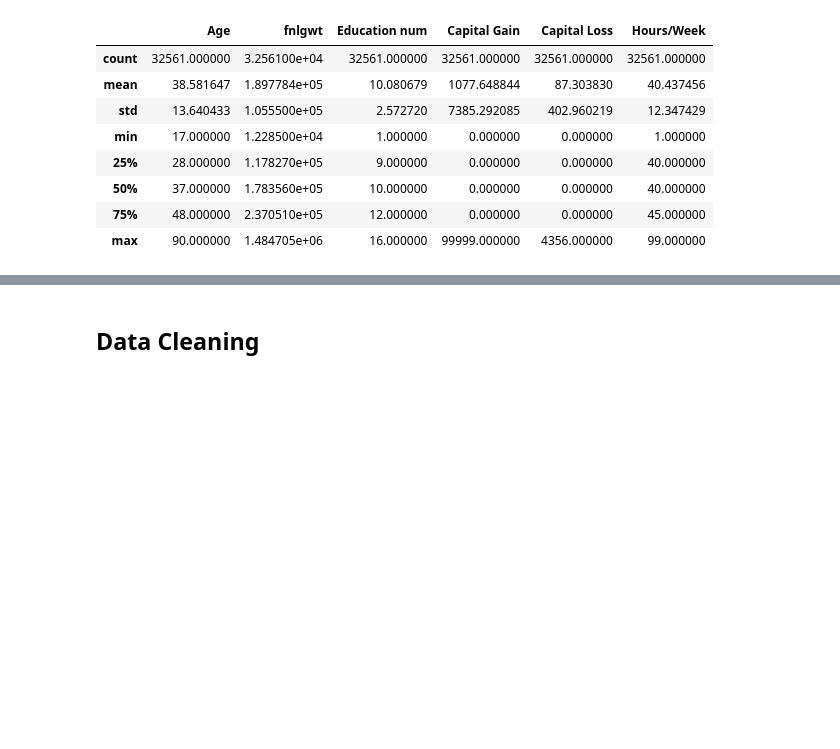
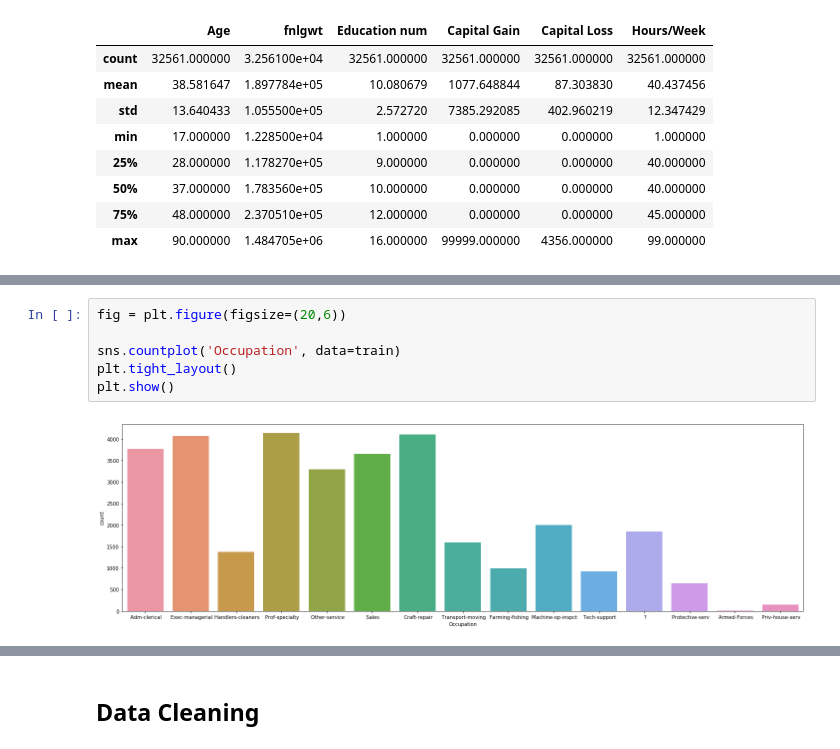
Before and after one commit to YashDeshpande1771/Adult-Income-prediction, a Jupyter notebook: DMW adult census.ipynb, the cells around one changed output, grey strips where cells are left out. Drawn from its saved outputs; the diff is of its cells as text; blank space fills up the shorter version.

```diff
--- a/DMW adult census.ipynb
+++ b/DMW adult census.ipynb
@@ -132,3 +139,11 @@ dtype: int64
+# %%
+fig = plt.figure(figsize=(20,6))
+
+sns.countplot('Occupation', data=train)
+plt.tight_layout()
+plt.show()
+# %% [output]
+[figure, added]
 # %%
 import matplotlib.pyplot as plt
 import seaborn as sns
```
Also changed, not shown: parts of 6 cells of this notebook.
